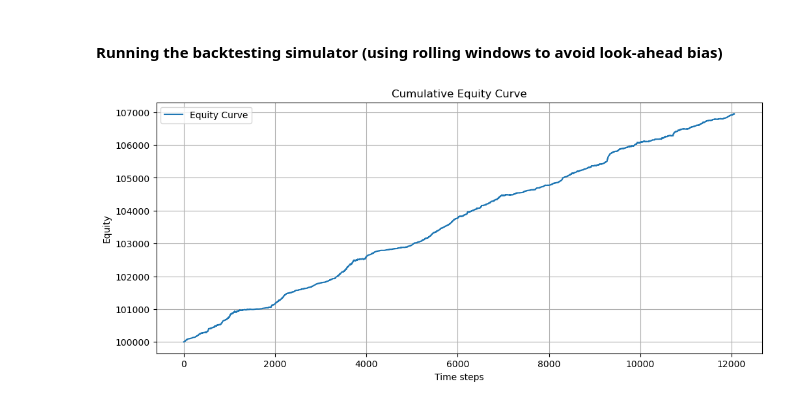
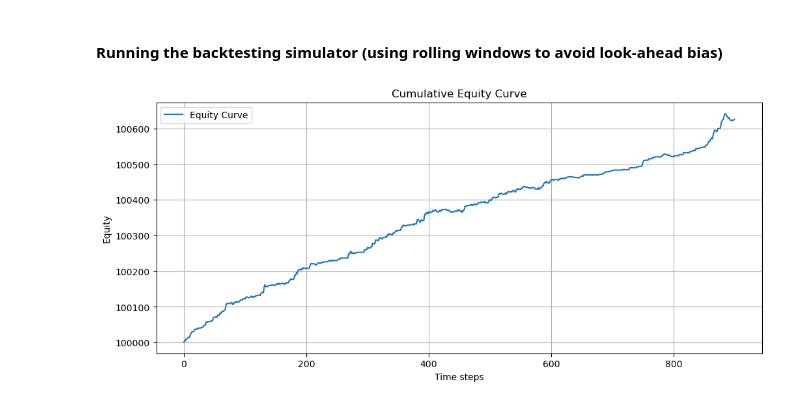
Before and after one commit to PrasunBanerjee04/Arbitrage, a Jupyter notebook: research/PCAStatArb.ipynb, the cells around one changed output. Drawn from its saved outputs; the diff is of its cells as text; code cells hidden in the pictures.

Commit message:
momentum

```diff
--- a/research/PCAStatArb.ipynb
+++ b/research/PCAStatArb.ipynb
@@ -252,16 +248,20 @@ a = 200
 # %%
 sim = Simulator(
     data_dict=data_dict,
-    ret_window=1200,
-    pca_window=1200,
-    ou_window=1200,
+    ret_window=288,
+    pca_window=288,
+    ou_window=288,
     k=6,
-    s_entry=1.75,
+    s_entry=2.0,
     s_exit=0.5,
-    pca_update_interval=60,
+    pca_update_interval=10,
+    start_index=300,
+    end_index=1200,
+    transaction_cost=0.01
 )
+
+
+sim.run_momentum_simulation()
+sim.plot_equity_curve()
+# %% [output]
+[figure, added]
-# %%
-sim.run_momentum_simulation()
-sim.plot_equity_curve()
-# %% [output]
-[figure, removed]
```
Also changed, not shown: parts of 1 cell of this notebook, 1 other file.
